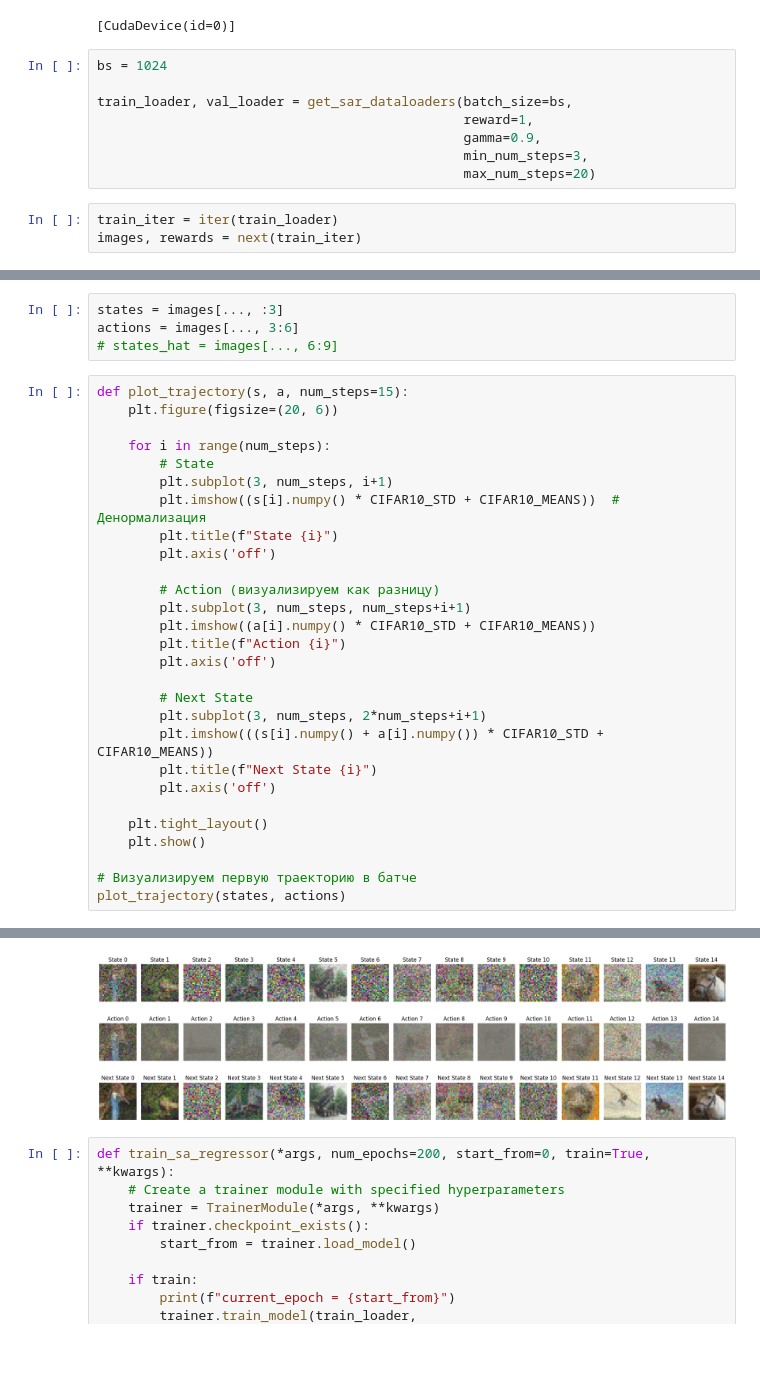
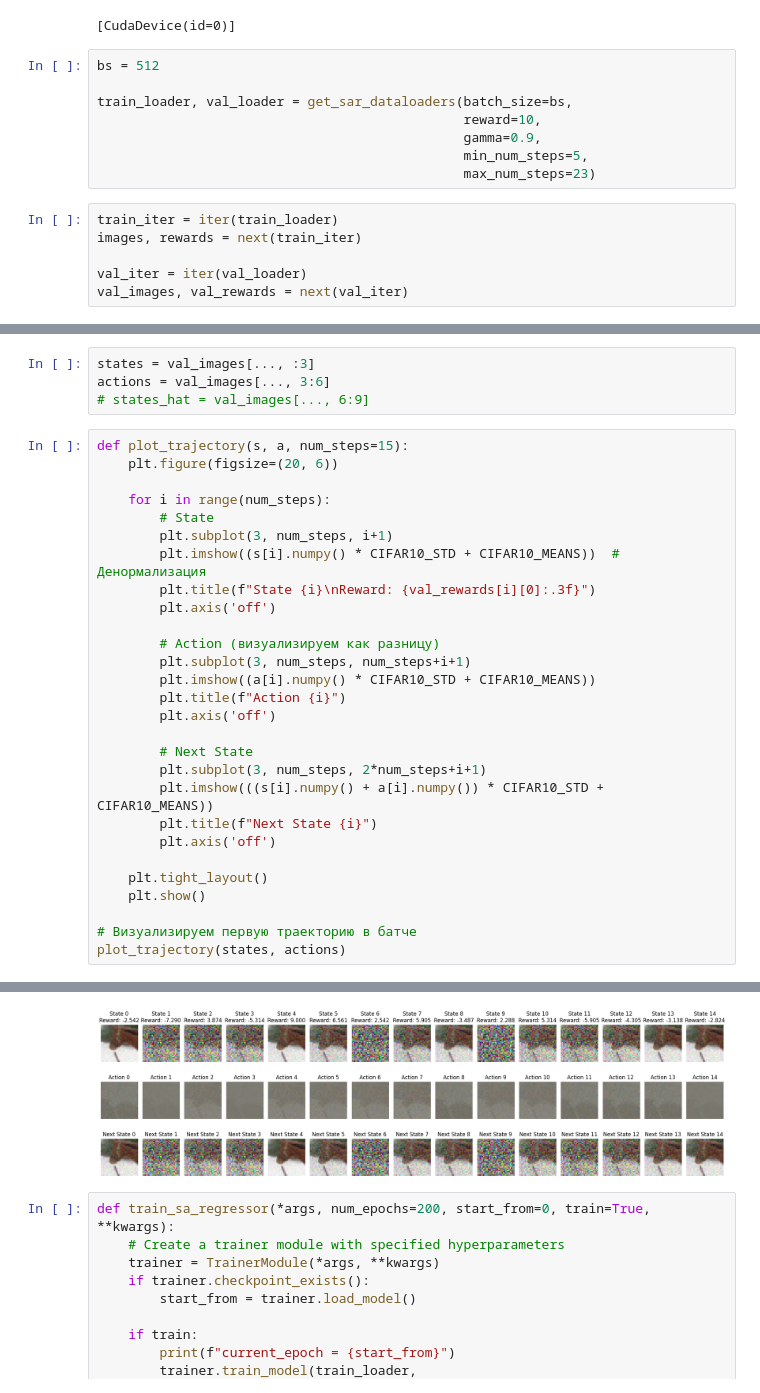
Before and after one commit to pavelshapka/Q_func_AM, a Jupyter notebook: EDA.ipynb, the cells around one changed output, grey strips where cells are left out. Cells and saved outputs as stored; diff of their text form; blank space fills up the shorter version.

```diff
--- a/EDA.ipynb
+++ b/EDA.ipynb
@@ -64,14 +64,17 @@ jax.devices()
 # %% [output]
 [CudaDevice(id=0)]
 # %%
-bs = 1024
+bs = 512
 
 train_loader, val_loader = get_sar_dataloaders(batch_size=bs,
-                                               reward=1,
+                                               reward=10,
                                                gamma=0.9,
-                                               min_num_steps=3,
-                                               max_num_steps=20)
+                                               min_num_steps=5,
+                                               max_num_steps=23)
 # %%
 train_iter = iter(train_loader)
 images, rewards = next(train_iter)
+
+val_iter = iter(val_loader)
+val_images, val_rewards = next(val_iter)
 # %% [output]
@@ -79,7 +82,7 @@ images, rewards = next(train_iter)
 # %%
-states = images[..., :3]
-actions = images[..., 3:6]
-# states_hat = images[..., 6:9]
+states = val_images[..., :3]
+actions = val_images[..., 3:6]
+# states_hat = val_images[..., 6:9]
 # %%
 def plot_trajectory(s, a, num_steps=15):
     plt.figure(figsize=(20, 6))
@@ -88,7 +91,7 @@ def plot_trajectory(s, a, num_steps=15):
         # State
         plt.subplot(3, num_steps, i+1)
         plt.imshow((s[i].numpy() * CIFAR10_STD + CIFAR10_MEANS))  # Денормализация
-        plt.title(f"State {i}")
+        plt.title(f"State {i}\nReward: {val_rewards[i][0]:.3f}")
         plt.axis('off')
 
         # Action (визуализируем как разницу)
@@ -129,4 +132,4 @@ WARNING:matplotlib.image:Clipping input data to the valid range for imshow with
-[figure, old version]
+[figure, new version]
 # %%
 def train_sa_regressor(*args, num_epochs=200, start_from=0, train=True, **kwargs):
     # Create a trainer module with specified hyperparameters
```
Also changed, not shown: parts of 4 cells of this notebook, 2 other files.
